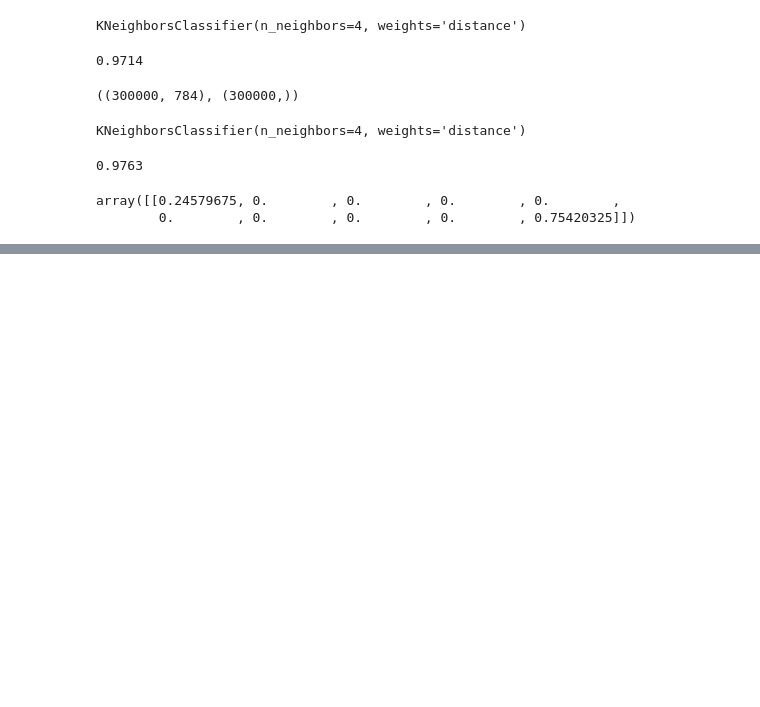
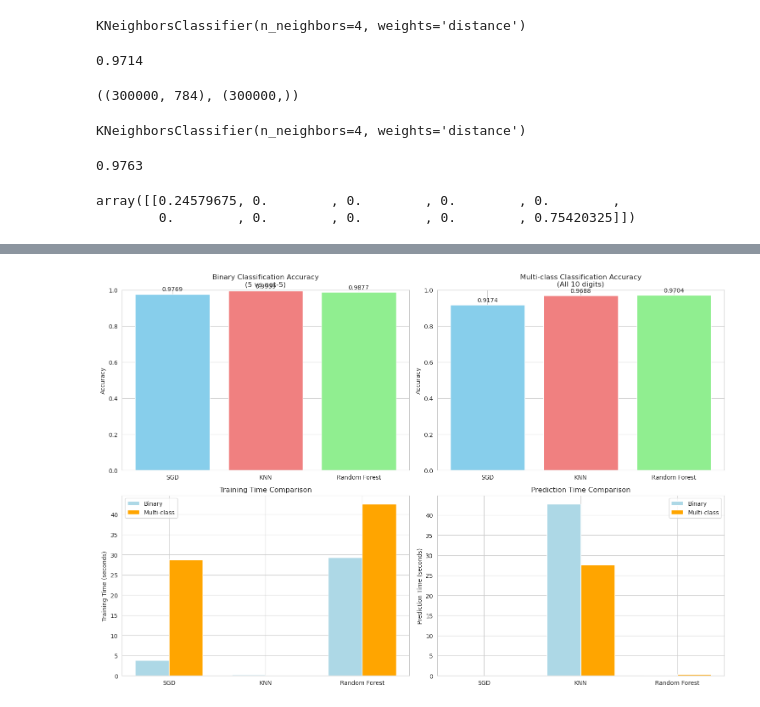
Before and after one commit to MaryWagura/Houses_Prices_Predictions, a Jupyter notebook: lab4_classification.ipynb, the cells around one changed output, grey strips where cells are left out. Cells and saved outputs as stored; diff of their text form; code cells hidden in the pictures; blank space fills up the shorter version.

```diff
--- a/lab4_classification.ipynb
+++ b/lab4_classification.ipynb
@@ -664,0 +1150,19 @@ plot_digit(ambiguous_digit)
+# %%
+import numpy as np
+import time
+from sklearn.neighbors import KNeighborsClassifier
+from sklearn.ensemble import RandomForestClassifier
+from sklearn.linear_model import SGDClassifier
+from sklearn.metrics import accuracy_score, classification_report, confusion_matrix
+import matplotlib.pyplot as plt
+
+# Recreate the binary classification targets
+y_train_5 = (y_train == 5)
+y_test_5 = (y_test == 5)
+
+print("Dataset shapes:")
+print(f"X_train: {X_train.shape}, y_train: {y_train.shape}")
+print(f"X_test: {X_test.shape}, y_test: {y_test.shape}")
+print(f"y_train_5: {y_train_5.shape}, y_test_5: {y_test_5.shape}")
+print(f"Number of 5s in training: {np.sum(y_train_5)}")
+print(f"Number of 5s in test: {np.sum(y_test_5)}")
@@ -664,0 +1316,63 @@ plot_digit(ambiguous_digit)
+# %%
+# Create comparison visualization
+fig, ((ax1, ax2), (ax3, ax4)) = plt.subplots(2, 2, figsize=(15, 10))
+
+# Binary classification accuracy
+binary_names = list(binary_results.keys())
+binary_accuracies = [binary_results[name]['accuracy'] for name in binary_names]
+
+bars1 = ax1.bar(binary_names, binary_accuracies, color=['skyblue', 'lightcoral', 'lightgreen'])
+ax1.set_ylabel('Accuracy')
+ax1.set_title('Binary Classification Accuracy\n(5 vs not-5)')
+ax1.set_ylim(0, 1)
+
+for bar, accuracy in zip(bars1, binary_accuracies):
+    height = bar.get_height()
+    ax1.text(bar.get_x() + bar.get_width()/2., height + 0.01,
+             f'{accuracy:.4f}', ha='center', va='bottom')
+
+# Multi-class classification accuracy
+multi_names = list(multi_results.keys())
+multi_accuracies = [multi_results[name]['accuracy'] for name in multi_names]
+
+bars2 = ax2.bar(multi_names, multi_accuracies, color=['skyblue', 'lightcoral', 'lightgreen'])
+ax2.set_ylabel('Accuracy')
+ax2.set_title('Multi-class Classification Accuracy\n(All 10 digits)')
+ax2.set_ylim(0, 1)
+
+for bar, accuracy in zip(bars2, multi_accuracies):
+    height = bar.get_height()
+    ax2.text(bar.get_x() + bar.get_width()/2., height + 0.01,
+             f'{accuracy:.4f}', ha='center', va='bottom')
+
+# Training time comparison
+binary_train_times = [binary_results[name]['train_time'] for name in binary_names]
+multi_train_times = [multi_results[name]['train_time'] for name in multi_names]
+
+x = np.arange(len(binary_names))
+width = 0.35
+
+bars3 = ax3.bar(x - width/2, binary_train_times, width, label='Binary', color='lightblue')
+bars4 = ax3.bar(x + width/2, multi_train_times, width, label='Multi-class', color='orange')
+ax3.set_ylabel('Training Time (seconds)')
+ax3.set_title('Training Time Comparison')
+ax3.set_xticks(x)
+ax3.set_xticklabels(binary_names)
+ax3.legend()
+
+# Prediction time comparison
+binary_predict_times = [binary_results[name]['predict_time'] for name in binary_names]
+multi_predict_times = [multi_results[name]['predict_time'] for name in multi_names]
+
+bars5 = ax4.bar(x - width/2, binary_predict_times, width, label='Binary', color='lightblue')
+bars6 = ax4.bar(x + width/2, multi_predict_times, width, label='Multi-class', color='orange')
+ax4.set_ylabel('Prediction Time (seconds)')
+ax4.set_title('Prediction Time Comparison')
+ax4.set_xticks(x)
+ax4.set_xticklabels(binary_names)
+ax4.legend()
+
+plt.tight_layout()
+plt.show()
+# %% [output]
+[figure, added]
```
Also changed, not shown: parts of 18 cells of this notebook.
